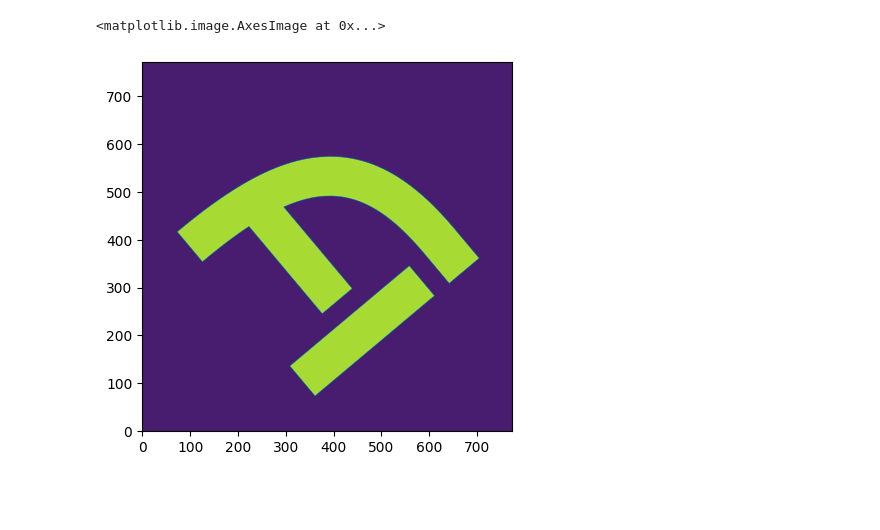
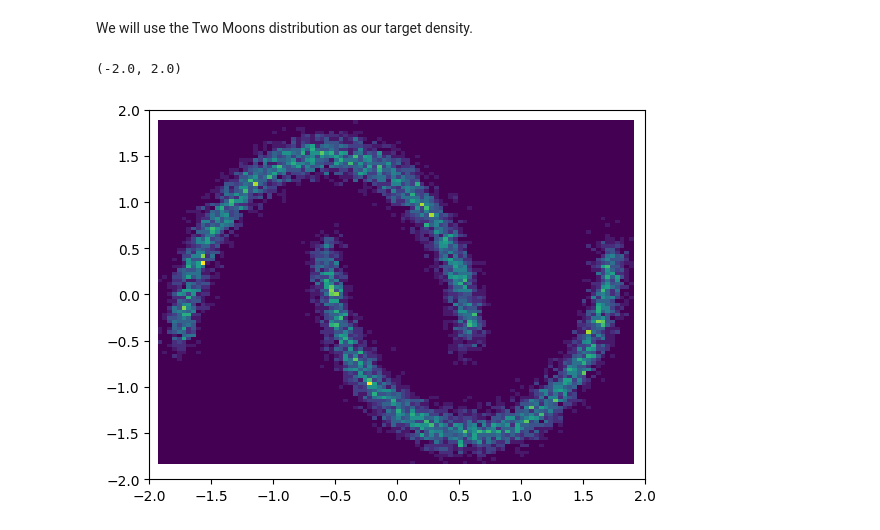
Before and after one commit to smsharma/jax-conditional-flows, a Jupyter notebook: notebooks/example.ipynb, the cells around one changed output. Saved outputs shown, nothing was run; the diff lists cells and outputs as text; code cells hidden in the pictures; blank space fills up the shorter version.

```diff
--- a/notebooks/example.ipynb
+++ b/notebooks/example.ipynb
@@ -40,14 +19,17 @@ dist_true = dist_true / np.sum(dist_true)
-# %%
-plt.imshow(rotate(dist_true, 50), origin='lower')
-# %% [output]
-<matplotlib.image.AxesImage at 0x...>
-[figure, removed]
+# %% [markdown]
+We will use the Two Moons distribution as our target density.
 # %%
-pairs = np.indices(dimensions=dist_true.shape).T
 
-n = 5000
-inds=np.random.choice(np.arange(np.prod(dist_true.shape)),p=dist_true.reshape(-1),size=n,replace=True)
+n_samples = 10_000
 
-selections = pairs.reshape(-1,2)[inds].astype(np.float32)
-selections_std = selections.std()
-selections_mean = selections.mean()
+x, _ = datasets.make_moons(n_samples=n_samples, noise=.06)
+
+scaler = preprocessing.StandardScaler()
+x = scaler.fit_transform(x)
+
+plt.hist2d(x[:, 0], x[:, 1], bins=100)
+plt.xlim(-2 ,2)
+plt.ylim(-2, 2)
+# %% [output]
+(-2.0, 2.0)
+[figure, added]
```
Also changed, not shown: parts of 18 cells of this notebook, 7 other files.
